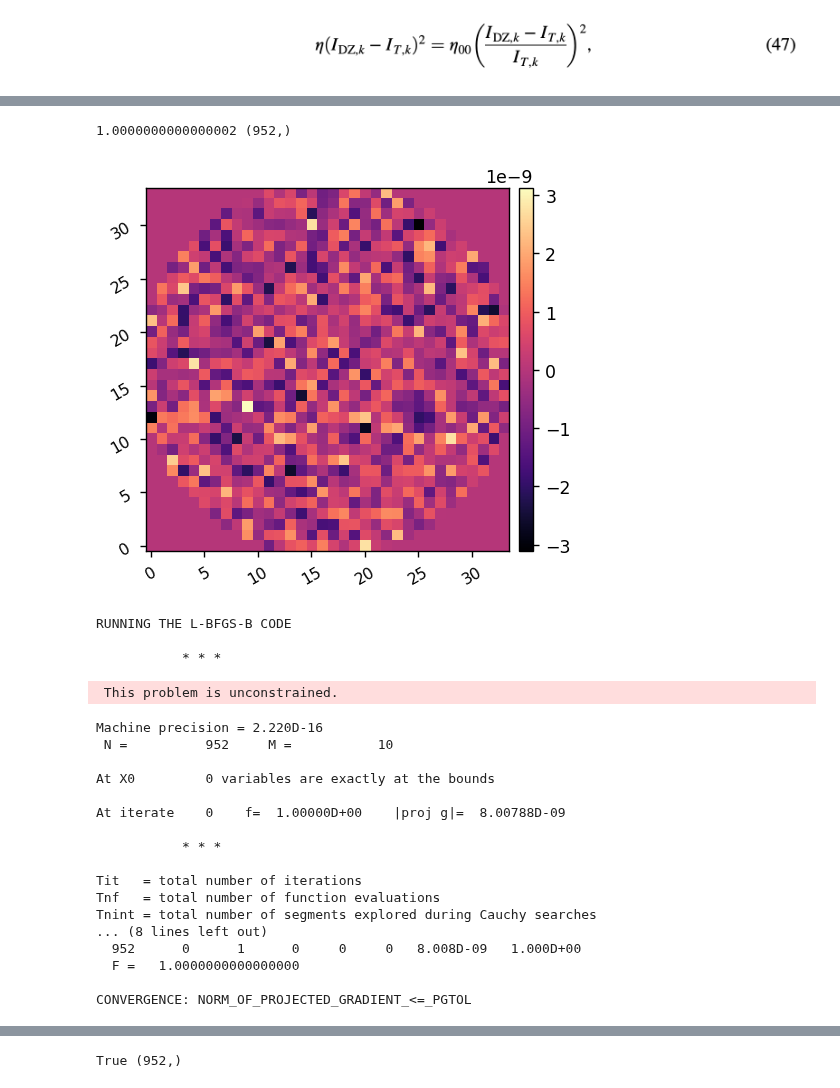
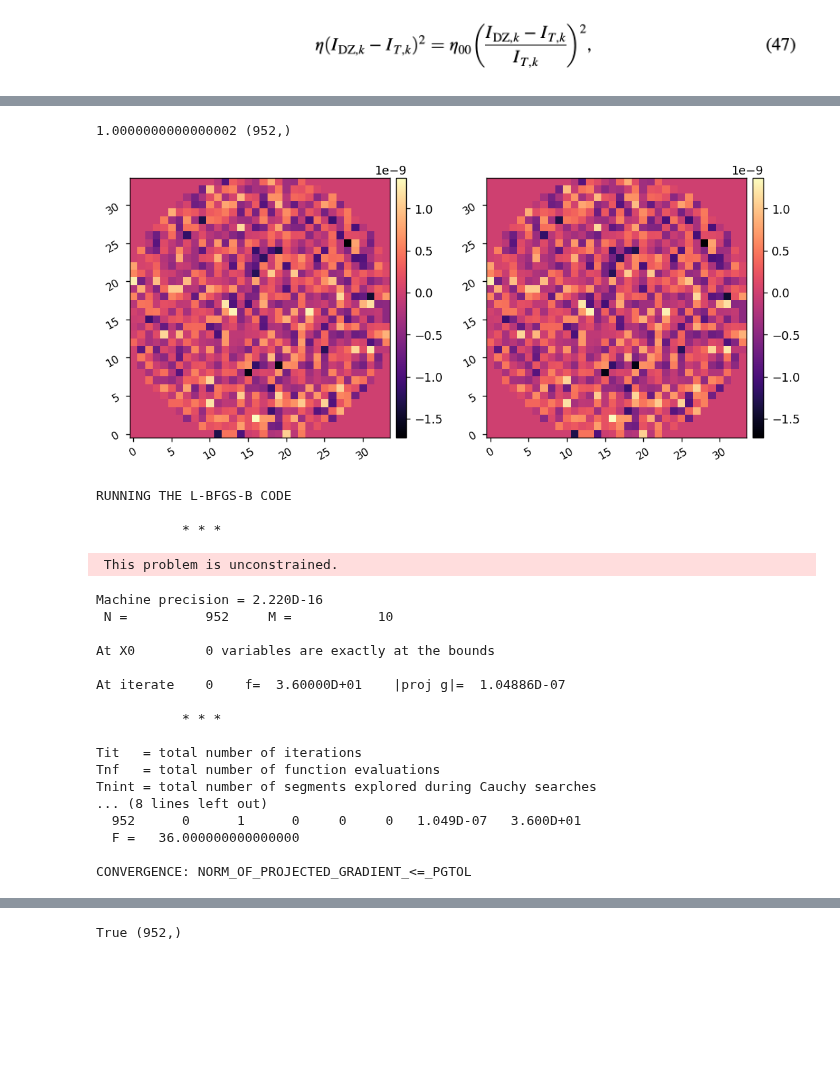
Before and after one commit to uasal/scoob-psf, a Jupyter notebook: example-notebooks/jax_scoob_cost_function.ipynb, the cells around one changed output, grey strips where cells are left out. Drawn from its saved outputs; the diff is of its cells as text; code cells hidden in the pictures; blank space fills up the shorter version.

Commit message:
working on differentiating jax model but my GRADIENT IS ALL ZEROS!

```diff
--- a/example-notebooks/jax_scoob_cost_function.ipynb
+++ b/example-notebooks/jax_scoob_cost_function.ipynb
@@ -34,7 +40,7 @@ Jax device: cpu
 # %%
 reload(jdm)
 inf_fun, inf_sampling, inf_pixelscale = jdm.make_gaussian_inf_fun(sampling=10, Nacts_per_inf=4, plot=True)
-
+inf_pixelscale = inf_pixelscale.to_value(u.m/u.pix)
 dm_mask = jdm.make_dm_mask(plot=True)
 print(dm_mask.sum())
 # %% [output]
@@ -128,34 +152,33 @@ Jax device: NVIDIA A100 80GB PCIe
 #     J = acts.T.dot(acts) + eta_00 * ((I_DZ - I_tar)/I_tar)**2
 #     return J
 
-def compute_E_DM(actuators):
-    # E0 = jscoob.forward_model(pupil, WFE, vortex, lyot,
-    #                           jnp.zeros(Nacts), inf_matrix, inf_pixelscale,
-    #                           npix, oversample, Imax_ref=Imax_ref)
+def compute_E_DM(del_actuators, current_actuators=jnp.zeros(952)):
 
-    # E_with_DM = jscoob.forward_model(pupil, WFE, vortex, lyot,
-    #                           actuators, inf_matrix, inf_pixelscale,
-    #                           npix, oversample, Imax_ref=Imax_ref)
-    # E_DM = E_with_DM - E0
+    delsurf = inf_matrix.dot(del_actuators).reshape(int(jnp.sqrt(inf_matrix.shape[0])), int(jnp.sqrt(inf_matrix.shape[0])))
+    delphi = 1j * 4*np.pi/wavelength * jdm.interp_arr(delsurf, inf_pixelscale, dm_fill_factor * dm_active_diam/npix)
+    delphi = jdm.pad_or_crop(delphi, N)
+    # imshow2(jnp.abs(delphi), jnp.angle(delphi), npix=npix)
 
-    E_DM = jscoob.forward_model(pupil, jnp.ones((N,N),dtype=jnp.complex128), vortex, lyot,
-                              actuators, inf_matrix, inf_pixelscale,
-                              npix, oversample, Imax_ref=Imax_ref)
+    dm_phasor = jscoob.pad_or_crop(jscoob.get_dm_phasor(current_actuators, inf_matrix, inf_pixelscale, npix,), N)
+    E_DM = jscoob.forward_model(pupil, delphi, dm_phasor, vortex, lyot,
+                                npix, oversample,
+                                npsf=npsf, pixelscale_lamD=psf_pixelscale_lamD,
+                                Imax_ref=Imax_ref)
 
     return E_DM
 
-def cost_fun(actuators, I_tar_ratio=1/2, eta_00=1,):
+def cost_fun(del_actuators, I_tar_ratio=1/2, eta_00=1):
     '''
     acts: the actuator vector we want to find an optimal solution for
     I_tar_ratio: ratio for the desired target irradiance based on current integrated irradiance
     eta_00: parameter that Scott understands more
     E_ab: current electric-field estimate
     '''
-    E_DM = compute_E_DM(actuators)[control_mask]
-    E_DZ = E_ab[control_mask] + E_DM
-    # print(E_ab[control_mask])
-    I_DZ = jnp.abs(E_DZ.conj().dot(E_DZ))
+    E_DM = compute_E_DM(del_actuators)
+
+    E_DZ = E_ab[control_mask] + E_DM[control_mask]
+    I_DZ = (E_DZ.conj().dot(E_DZ)).real
     I_tar = I_tar_ratio * I_DZ
-    J = actuators.T.dot(actuators) + eta_00 * ((I_DZ - I_tar)/I_tar)**2
+    J = del_actuators.T.dot(del_actuators) + eta_00 * ((I_DZ - I_tar)/I_tar)**2
     return J
 # %%
@@ -179,11 +192,14 @@ print(cost_fun(actuators, I_tar_ratio=0.7, eta_00=0.8))
 # %%
-value_and_grad_of_cost = jax.value_and_grad(cost_fun)
+del_actuators = jnp.zeros(Nacts)
+# del_actuators = jnp.array(np.random.randn(Nacts))*0.5e-9
+command = jdm.map_actuators_to_command(del_actuators, dm_mask)
+value_and_grad_of_cost = jax.value_and_grad(cost_fun, argnums=0)
 
-val_and_grad = value_and_grad_of_cost(actuators)
+val_and_grad = value_and_grad_of_cost(del_actuators, I_tar_ratio=1/2, eta_00=1)
 print(val_and_grad[0], val_and_grad[1].shape)
 grad_command = jdm.map_actuators_to_command(val_and_grad[1], dm_mask)
-imshow1(grad_command)
+imshow2(grad_command/2, command)
 # print(val_and_grad[1])
 # %% [output]
 1.0000000000000002 (952,)
-[figure, old version]
+[figure, new version]
@@ -192,11 +206,10 @@ del_acts0 = jnp.zeros(Nacts)
 # %%
 from scipy.optimize import minimize
-res = minimize(value_and_grad_of_cost, x0=del_acts0,
-         jac=True,
-         method='L-BFGS-B',
-         tol=1e-3,
-         options={'disp':True},
-        )
+res = minimize(value_and_grad_of_cost, jac=True, x0=jnp.zeros(Nacts),
+                method='L-BFGS-B',
+                tol=1e-3,
+                options={'disp':True},
+                )
 # %% [output]
 RUNNING THE L-BFGS-B CODE
 
@@ -207,7 +220,7 @@ Machine precision = 2.220D-16
 
 At X0         0 variables are exactly at the bounds
 
-At iterate    0    f=  1.00000D+00    |proj g|=  8.00788D-09
+At iterate    0    f=  3.60000D+01    |proj g|=  1.04886D-07
 
            * * *
 
@@ -215,8 +228,8 @@ Tit   = total number of iterations
 Tnf   = total number of function evaluations
 Tnint = total number of segments explored during Cauchy searches
 ... (8 lines left out)
-  952      0      1      0     0     0   8.008D-09   1.000D+00
-  F =   1.0000000000000000
+  952      0      1      0     0     0   1.049D-07   3.600D+01
+  F =   36.000000000000000
 
 CONVERGENCE: NORM_OF_PROJECTED_GRADIENT_<=_PGTOL
 # %%
```
Also changed, not shown: parts of 10 cells of this notebook, 2 other files.
